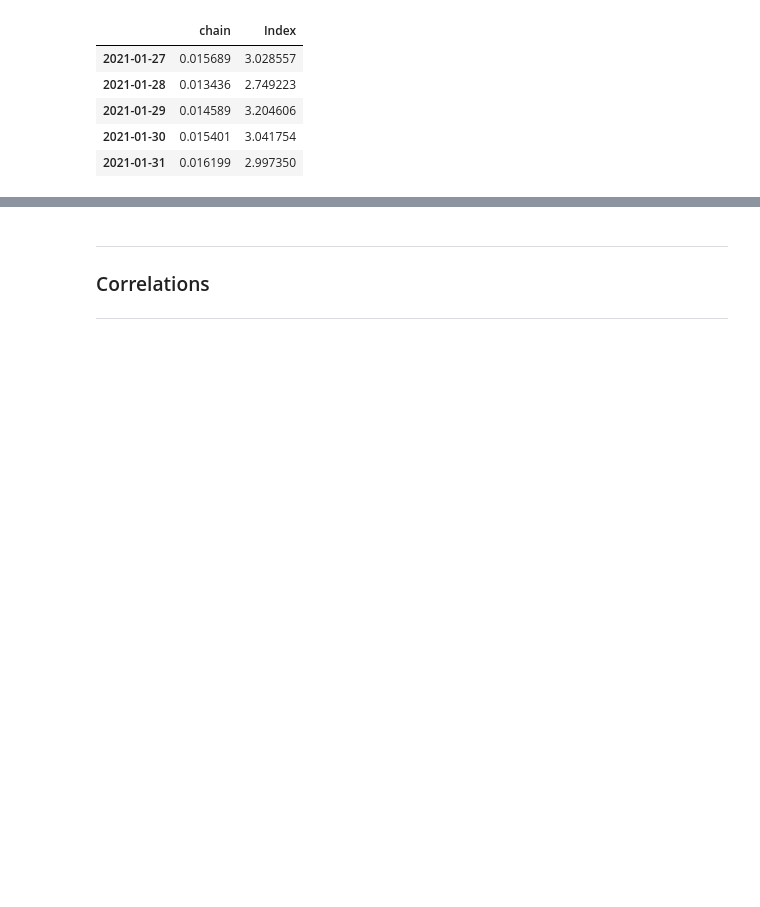
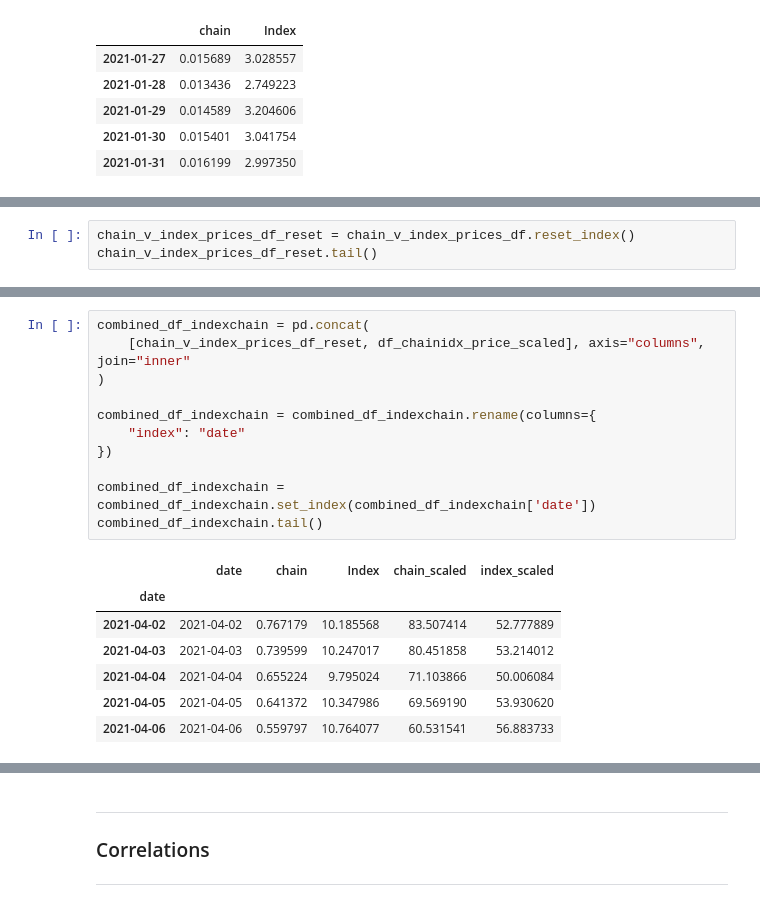
Before and after one commit to Hash3rown/nfty_tree.io, a Jupyter notebook: sandbox/kelso_chain_analysis.ipynb, the cells around one changed output, grey strips where cells are left out. Saved outputs shown, nothing was run; the diff lists cells and outputs as text; blank space fills up the shorter version.

```diff
--- a/sandbox/kelso_chain_analysis.ipynb
+++ b/sandbox/kelso_chain_analysis.ipynb
@@ -261,0 +266,3 @@ chain_v_index_prices_df.head()
+# %%
+chain_v_index_prices_df_reset = chain_v_index_prices_df.reset_index()
+chain_v_index_prices_df_reset.tail()
@@ -261,0 +296,19 @@ chain_v_index_prices_df.head()
+# %%
+combined_df_indexchain = pd.concat(
+    [chain_v_index_prices_df_reset, df_chainidx_price_scaled], axis="columns", join="inner"
+)
+
+combined_df_indexchain = combined_df_indexchain.rename(columns={
+    "index": "date"
+})
+
+combined_df_indexchain = combined_df_indexchain.set_index(combined_df_indexchain['date'])
+combined_df_indexchain.tail()
+# %% [output]
+|  | date | chain | Index | chain_scaled | index_scaled |
+| date |  |  |  |  |  |
+| 2021-04-02 | 2021-04-02 | 0.767179 | 10.185568 | 83.507414 | 52.777889 |
+| 2021-04-03 | 2021-04-03 | 0.739599 | 10.247017 | 80.451858 | 53.214012 |
+| 2021-04-04 | 2021-04-04 | 0.655224 | 9.795024 | 71.103866 | 50.006084 |
+| 2021-04-05 | 2021-04-05 | 0.641372 | 10.347986 | 69.569190 | 53.930620 |
+| 2021-04-06 | 2021-04-06 | 0.559797 | 10.764077 | 60.531541 | 56.883733 |
```
Also changed, not shown: parts of 10 cells of this notebook.
